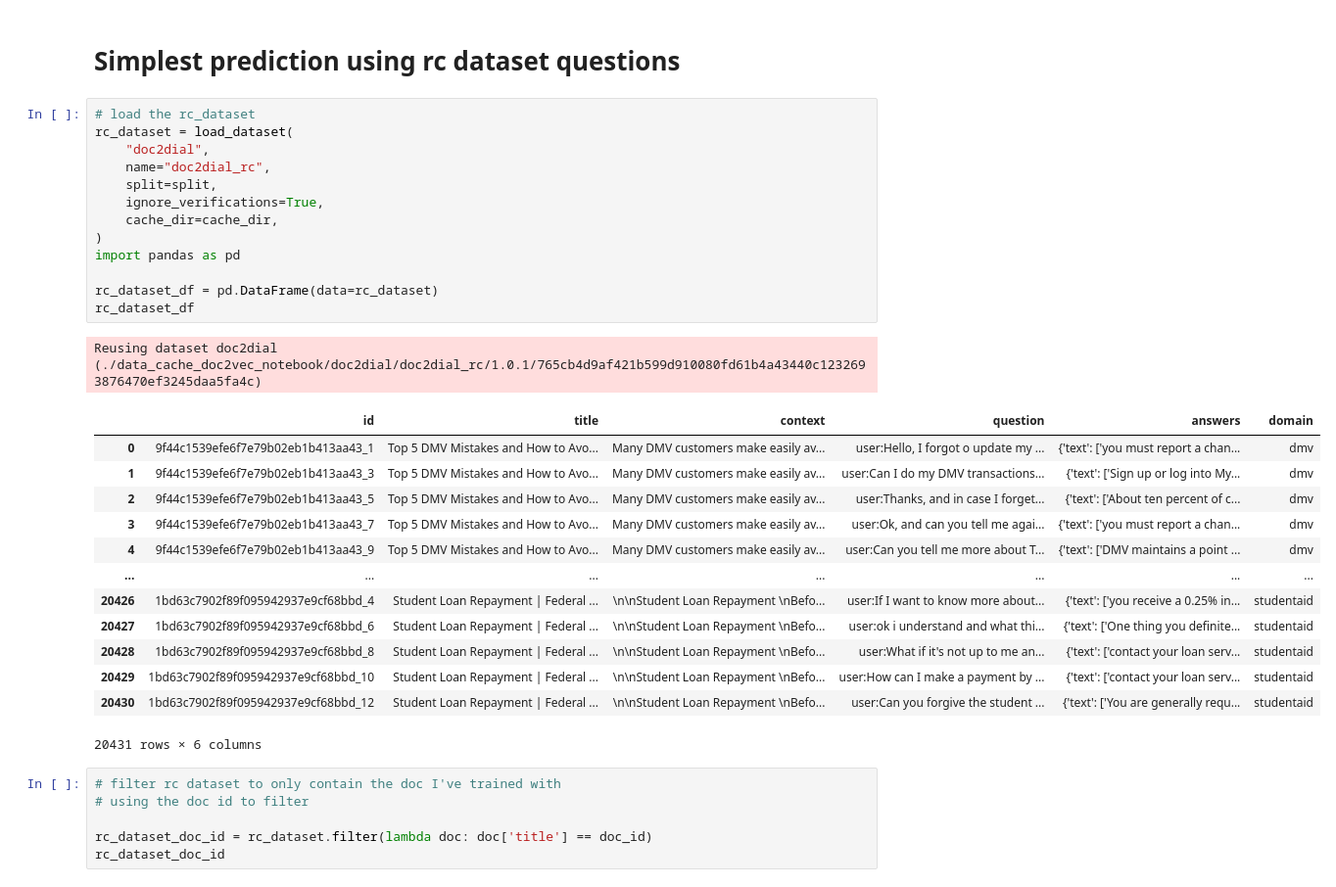
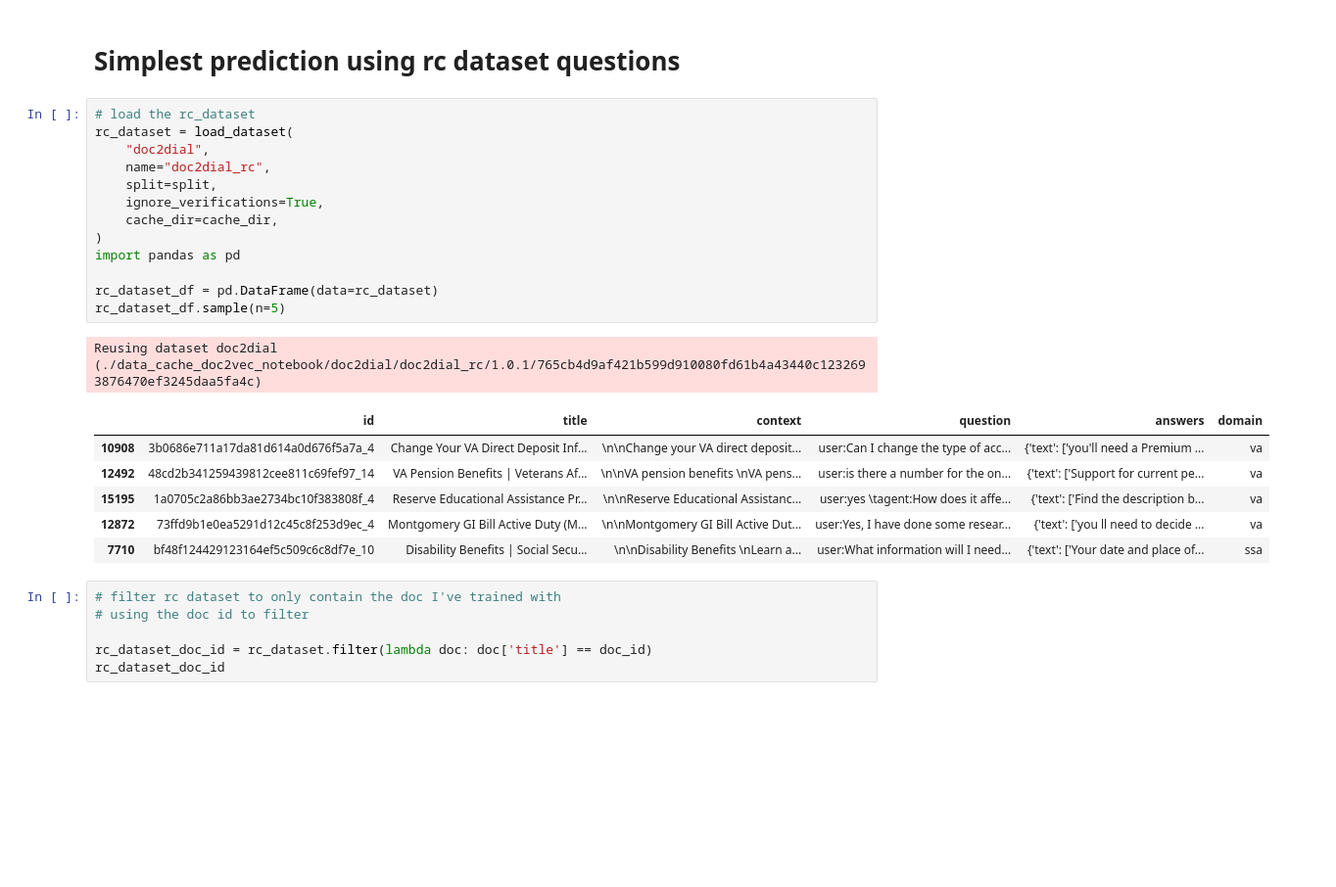
Before and after one commit to isabelladegen/nlp-2021, a Jupyter notebook: notebooks/Doc2DialSubtask1.ipynb, the cells around one changed output. Shown: that part at 98% size. Drawn from its saved outputs; the diff is of its cells as text; blank space fills up the shorter version.

```diff
--- a/notebooks/Doc2DialSubtask1.ipynb
+++ b/notebooks/Doc2DialSubtask1.ipynb
@@ -283,31 +271,24 @@ final_score
 # %%
 # load the rc_dataset
 rc_dataset = load_dataset(
     "doc2dial",
     name="doc2dial_rc",
     split=split,
     ignore_verifications=True,
     cache_dir=cache_dir,
 )
 import pandas as pd
 
 rc_dataset_df = pd.DataFrame(data=rc_dataset)
-rc_dataset_df
+rc_dataset_df.sample(n=5)
 # %% [output]
 Reusing dataset doc2dial (./data_cache_doc2vec_notebook/doc2dial/doc2dial_rc/1.0.1/765cb4d9af421b599d910080fd61b4a43440c1232693876470ef3245daa5fa4c)
 |  | id | title | context | question | answers | domain |
-| 0 | 9f44c1539efe6f7e79b02eb1b413aa43_1 | Top 5 DMV Mistakes and How to Avo... | Many DMV customers make easily av... | user:Hello, I forgot o update my ... | {'text': ['you must report a chan... | dmv |
-| 1 | 9f44c1539efe6f7e79b02eb1b413aa43_3 | Top 5 DMV Mistakes and How to Avo... | Many DMV customers make easily av... | user:Can I do my DMV transactions... | {'text': ['Sign up or log into My... | dmv |
-| 2 | 9f44c1539efe6f7e79b02eb1b413aa43_5 | Top 5 DMV Mistakes and How to Avo... | Many DMV customers make easily av... | user:Thanks, and in case I forget... | {'text': ['About ten percent of c... | dmv |
-| 3 | 9f44c1539efe6f7e79b02eb1b413aa43_7 | Top 5 DMV Mistakes and How to Avo... | Many DMV customers make easily av... | user:Ok, and can you tell me agai... | {'text': ['you must report a chan... | dmv |
-| 4 | 9f44c1539efe6f7e79b02eb1b413aa43_9 | Top 5 DMV Mistakes and How to Avo... | Many DMV customers make easily av... | user:Can you tell me more about T... | {'text': ['DMV maintains a point ... | dmv |
-| ... | ... | ... | ... | ... | ... | ... |
-| 20426 | 1bd63c7902f89f095942937e9cf68bbd_4 | Student Loan Repayment | Federal ... | \n\nStudent Loan Repayment \nBefo... | user:If I want to know more about... | {'text': ['you receive a 0.25% in... | studentaid |
-| 20427 | 1bd63c7902f89f095942937e9cf68bbd_6 | Student Loan Repayment | Federal ... | \n\nStudent Loan Repayment \nBefo... | user:ok i understand and what thi... | {'text': ['One thing you definite... | studentaid |
-| 20428 | 1bd63c7902f89f095942937e9cf68bbd_8 | Student Loan Repayment | Federal ... | \n\nStudent Loan Repayment \nBefo... | user:What if it's not up to me an... | {'text': ['contact your loan serv... | studentaid |
-| 20429 | 1bd63c7902f89f095942937e9cf68bbd_10 | Student Loan Repayment | Federal ... | \n\nStudent Loan Repayment \nBefo... | user:How can I make a payment by ... | {'text': ['contact your loan serv... | studentaid |
-| 20430 | 1bd63c7902f89f095942937e9cf68bbd_12 | Student Loan Repayment | Federal ... | \n\nStudent Loan Repayment \nBefo... | user:Can you forgive the student ... | {'text': ['You are generally requ... | studentaid |
+| 10908 | 3b0686e711a17da81d614a0d676f5a7a_4 | Change Your VA Direct Deposit Inf... | \n\nChange your VA direct deposit... | user:Can I change the type of acc... | {'text': ['you'll need a Premium ... | va |
+| 12492 | 48cd2b341259439812cee811c69fef97_14 | VA Pension Benefits | Veterans Af... | \n\nVA pension benefits \nVA pens... | user:is there a number for the on... | {'text': ['Support for current pe... | va |
+| 15195 | 1a0705c2a86bb3ae2734bc10f383808f_4 | Reserve Educational Assistance Pr... | \n\nReserve Educational Assistanc... | user:yes \tagent:How does it affe... | {'text': ['Find the description b... | va |
+| 12872 | 73ffd9b1e0ea5291d12c45c8f253d9ec_4 | Montgomery GI Bill Active Duty (M... | \n\nMontgomery GI Bill Active Dut... | user:Yes, I have done some resear... | {'text': ['you ll need to decide ... | va |
+| 7710 | bf48f124429123164ef5c509c6c8df7e_10 | Disability Benefits | Social Secu... | \n\nDisability Benefits \nLearn a... | user:What information will I need... | {'text': ['Your date and place of... | ssa |
-20431 rows × 6 columns
 # %%
 # filter rc dataset to only contain the doc I've trained with
 # using the doc id to filter
```
Also changed, not shown: parts of 9 cells of this notebook.
